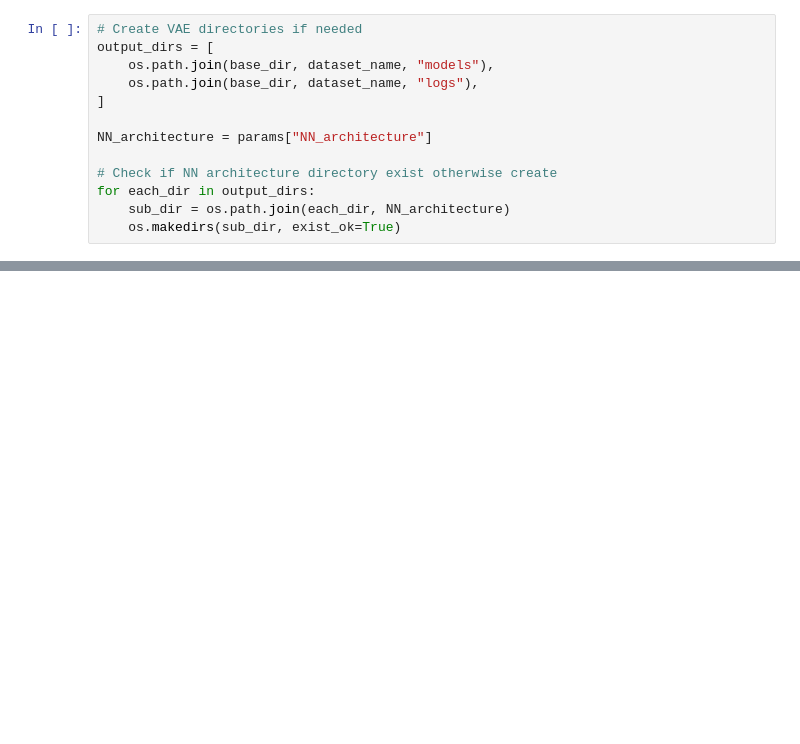
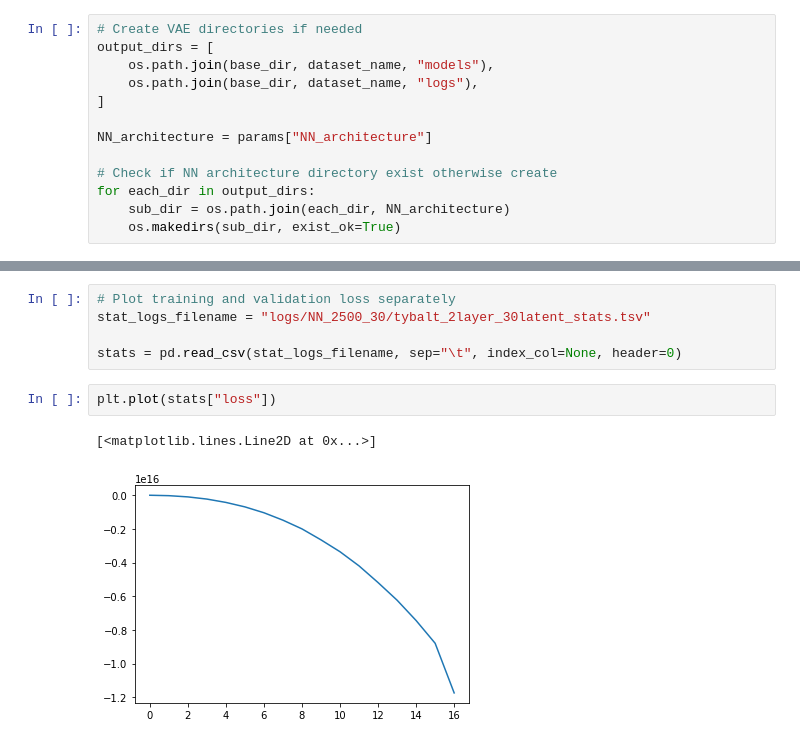
Before and after one commit to greenelab/common-microbes, a Jupyter notebook: test_vae_training/1_train_vae.ipynb, the cells around one changed output, grey strips where cells are left out. Cells and saved outputs as stored; diff of their text form; blank space fills up the shorter version.

```diff
--- a/test_vae_training/1_train_vae.ipynb
+++ b/test_vae_training/1_train_vae.ipynb
@@ -76,0 +81,10 @@ Epoch 40/40
+# %%
+# Plot training and validation loss separately
+stat_logs_filename = "logs/NN_2500_30/tybalt_2layer_30latent_stats.tsv"
+
+stats = pd.read_csv(stat_logs_filename, sep="\t", index_col=None, header=0)
+# %%
+plt.plot(stats["loss"])
+# %% [output]
+[<matplotlib.lines.Line2D at 0x...>]
+[figure, added]
```
Also changed, not shown: parts of 3 cells of this notebook, 8 other files.
